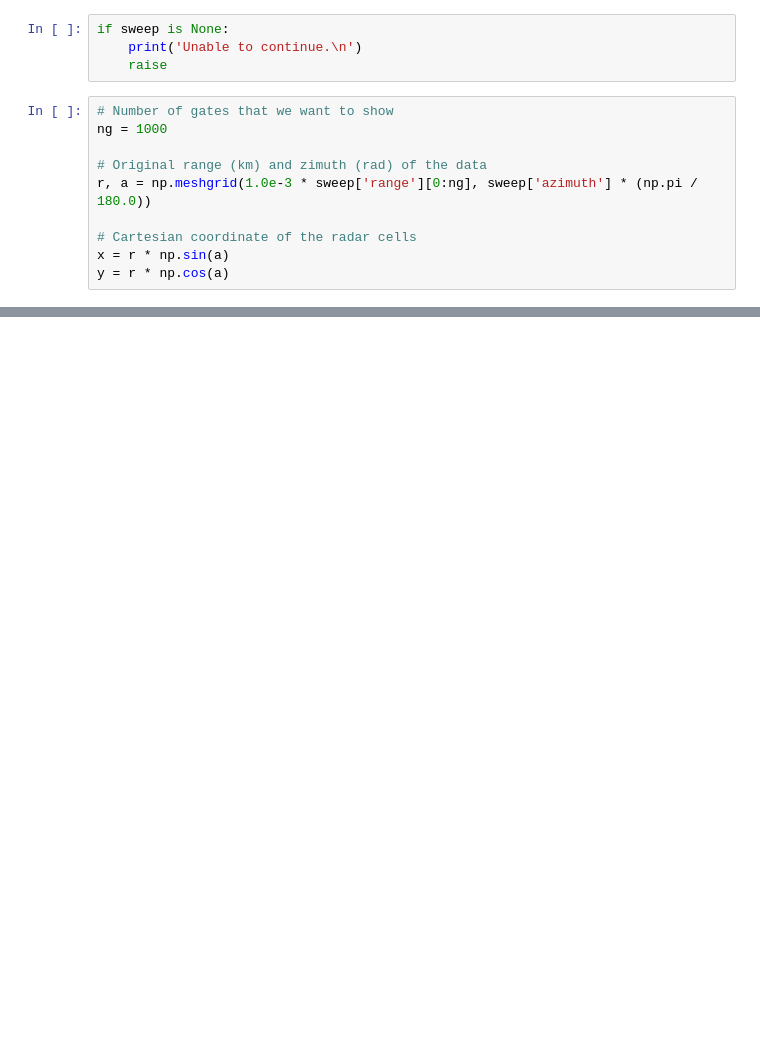
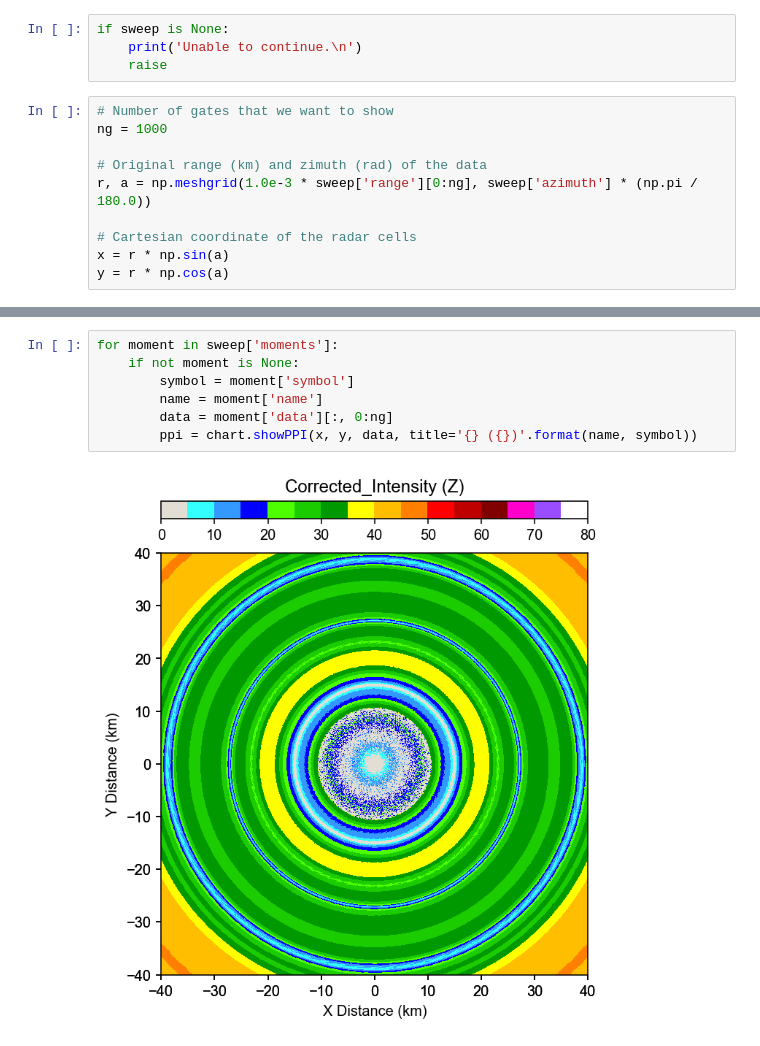
Before and after one commit to OURadar/PyRadarKit, a Jupyter notebook: Reading PX-1000 Data.ipynb, the cells around one changed output, grey strips where cells are left out. Saved outputs shown, nothing was run; the diff lists cells and outputs as text; blank space fills up the shorter version.

```diff
--- a/Reading PX-1000 Data.ipynb
+++ b/Reading PX-1000 Data.ipynb
@@ -46,0 +80,9 @@ if not v is None:
+# %%
+for moment in sweep['moments']:
+    if not moment is None:
+        symbol = moment['symbol']
+        name = moment['name']
+        data = moment['data'][:, 0:ng]
+        ppi = chart.showPPI(x, y, data, title='{} ({})'.format(name, symbol))
+# %% [output]
+[figure, added]
```
Also changed, not shown: parts of 5 cells of this notebook, 2 other files.
